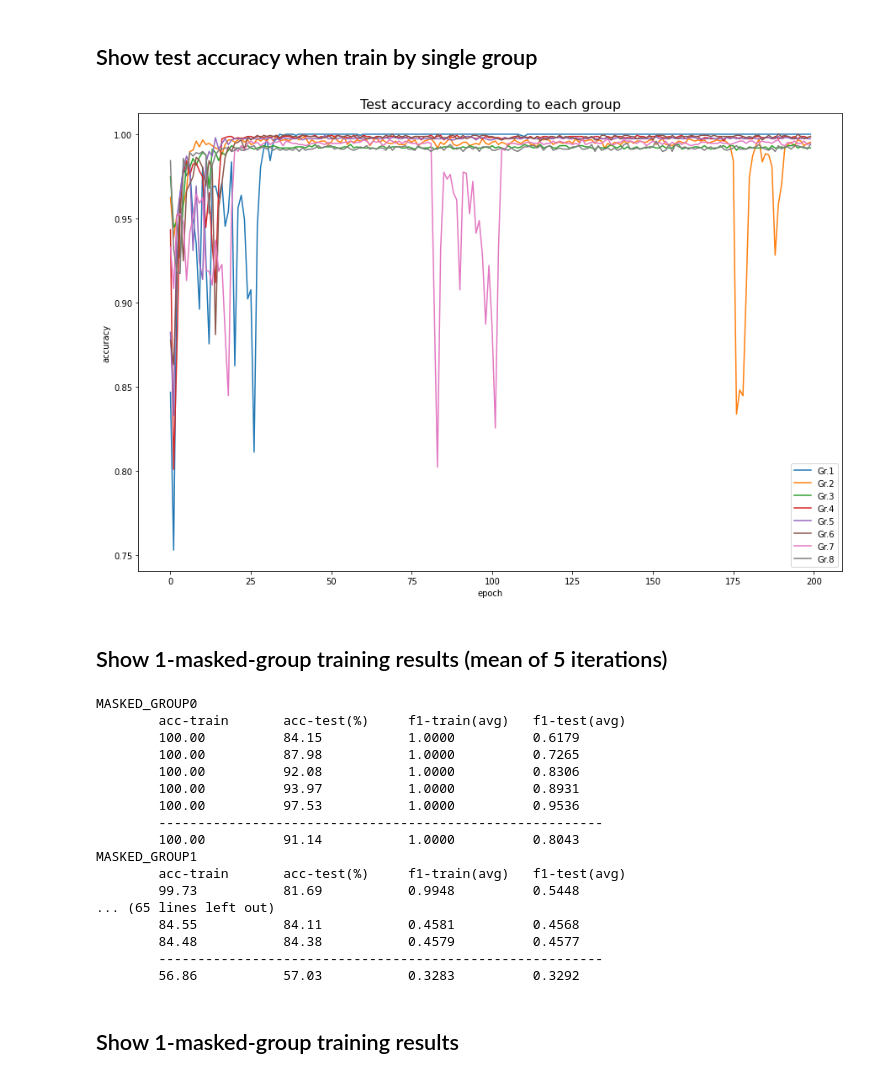
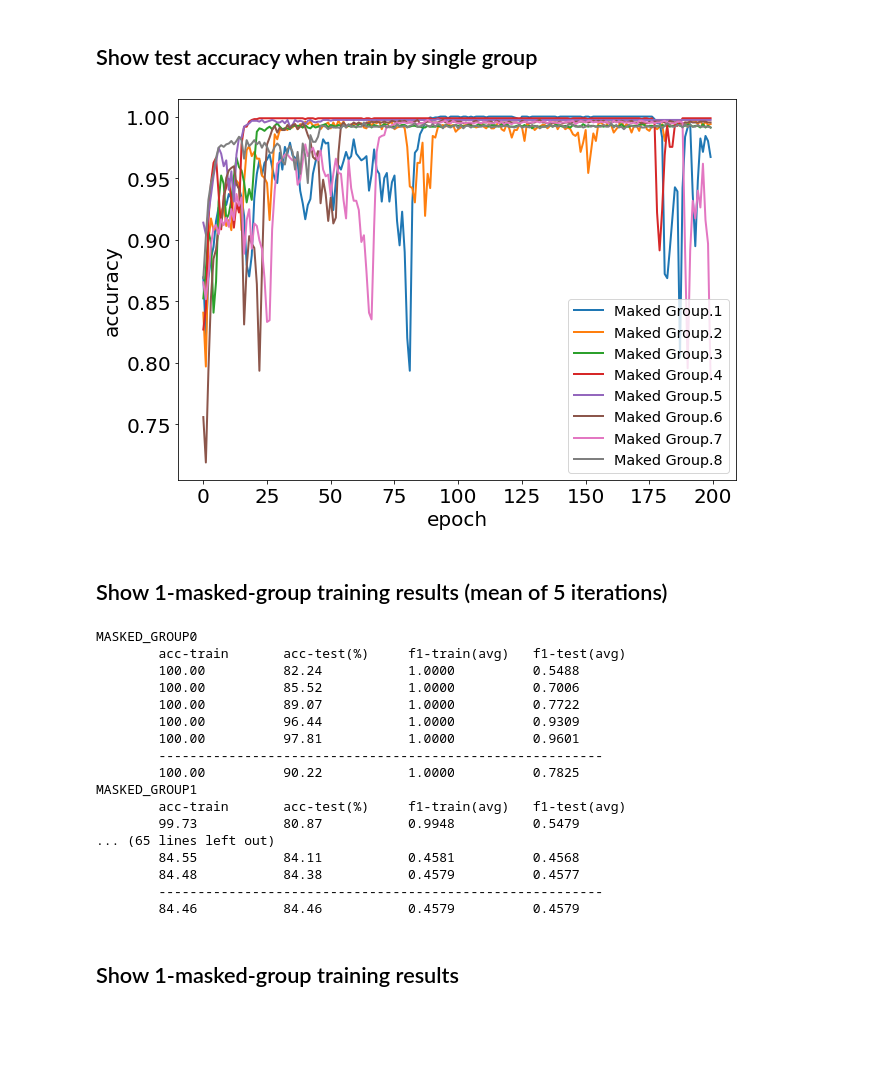
Before and after one commit to aascode/ICASSP2022, a Jupyter notebook: data-visualization.ipynb, the cells around one changed output. Saved outputs shown, nothing was run; the diff lists cells and outputs as text; code cells hidden in the pictures; blank space fills up the shorter version.

Commit message:
update group of utterance response

```diff
--- a/data-visualization.ipynb
+++ b/data-visualization.ipynb
@@ -300,21 +300,24 @@ for idx in tqdm(df.index):
 # %% [markdown]
 ## Show test accuracy when train by single group
 # %%
-plt.figure(figsize=(15, 10))
-plt.title('Test accuracy according to each group', fontdict=dict(fontsize=16))
-plt.xlabel('epoch')
-plt.ylabel('accuracy')
+
+plt.figure(figsize=(10, 7))
+plt.tick_params(axis='both', which='major', labelsize=20)
+
+#plt.title('Test accuracy over masked group', fontdict=dict(fontsize=16))
+plt.xlabel('epoch',  fontdict=dict(fontsize=20))
+plt.ylabel('accuracy', fontdict=dict(fontsize=20) )
 for i in range(1, 9):
-    f = open('images/hist_model4-gr'+str(i)+'-200ep_(3).json')
+    f = open('images/hist_model4-train-by-gr'+str(i)+'_train2.json')
     data = json.load(f)
     f.close()
 
     val_acc = data['acc']
-    plt.plot(val_acc, label='Gr.'+str(i))
-plt.legend()
+    plt.plot(val_acc, label='Maked Group.'+str(i), linewidth=2)
+plt.legend(fontsize="x-large", loc='lower right')
 plt.show()
 # %% [output]
-[figure, old version]
+[figure, new version]
 # %% [markdown]
 ## Show 1-masked-group training results (mean of 5 iterations)
 # %%
@@ -322,7 +325,7 @@ import json
 
 f = open('model4-masking-200ep_results.json',)
 #f = open('model4-1group-masked-200ep_results.json',)
-f = open('images/acc_model4_masked.json')
+f = open('images/acc_model4_masked_1group.json')
 
 data = json.load(f)
 # Closing file
@@ -353,21 +356,21 @@ for g in MASKED_GROUPS:
 # %% [output]
 MASKED_GROUP0
         acc-train       acc-test(%)     f1-train(avg)   f1-test(avg)
-        100.00          84.15           1.0000          0.6179
-        100.00          87.98           1.0000          0.7265
-        100.00          92.08           1.0000          0.8306
-        100.00          93.97           1.0000          0.8931
-        100.00          97.53           1.0000          0.9536
+        100.00          82.24           1.0000          0.5488
+        100.00          85.52           1.0000          0.7006
+        100.00          89.07           1.0000          0.7722
+        100.00          96.44           1.0000          0.9309
+        100.00          97.81           1.0000          0.9601
         ---------------------------------------------------------
-        100.00          91.14           1.0000          0.8043
+        100.00          90.22           1.0000          0.7825
 MASKED_GROUP1
         acc-train       acc-test(%)     f1-train(avg)   f1-test(avg)
-        99.73           81.69           0.9948          0.5448
+        99.73           80.87           0.9948          0.5479
 ... (65 lines left out)
         84.55           84.11           0.4581          0.4568
         84.48           84.38           0.4579          0.4577
         ---------------------------------------------------------
-        56.86           57.03           0.3283          0.3292
+        84.46           84.46           0.4579          0.4579
 # %% [markdown]
 ## Show 1-masked-group training results
 # %%
```
Also changed, not shown: parts of 1 cell of this notebook, 1 other file.
